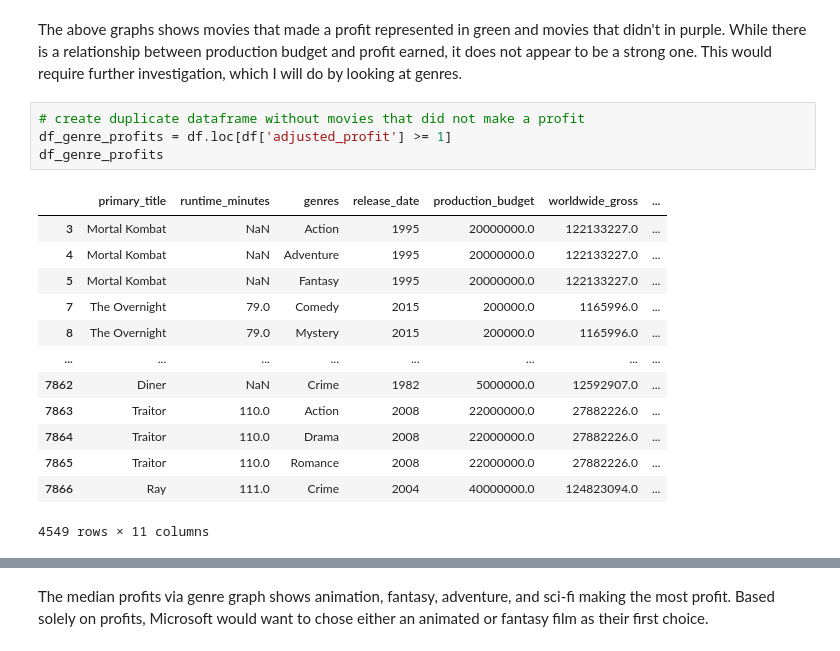
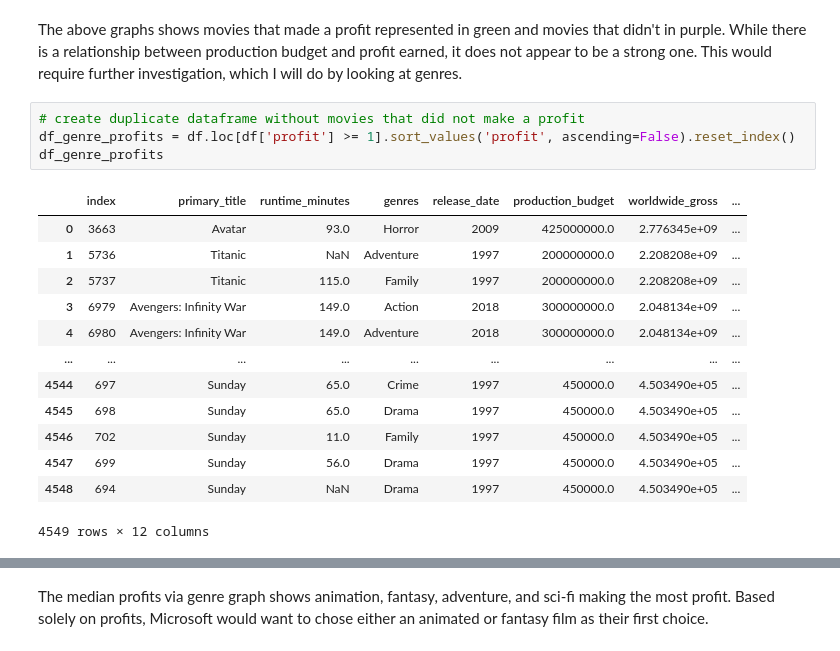
Before and after one commit to sierrajul/Microsoft-Movie-Analysis, a Jupyter notebook: dsc-phase1-project-template.ipynb, the cells around one changed output, grey strips where cells are left out. Drawn from its saved outputs; the diff is of its cells as text.

```diff
--- a/dsc-phase1-project-template.ipynb
+++ b/dsc-phase1-project-template.ipynb
@@ -457,19 +457,19 @@ fig.set_size_inches(20,10)
 The above graphs shows movies that made a profit represented in green and movies that didn't in purple. While there is a relationship between production budget and profit earned, it does not appear to be a strong one. This would require further investigation, which I will do by looking at genres.
 # %%
 # create duplicate dataframe without movies that did not make a profit
-df_genre_profits = df.loc[df['adjusted_profit'] >= 1]
+df_genre_profits = df.loc[df['profit'] >= 1].sort_values('profit', ascending=False).reset_index()
 df_genre_profits
 # %% [output]
-|  | primary_title | runtime_minutes | genres | release_date | production_budget | worldwide_gross | ... |
-| 3 | Mortal Kombat | NaN | Action | 1995 | 20000000.0 | 122133227.0 | ... |
-| 4 | Mortal Kombat | NaN | Adventure | 1995 | 20000000.0 | 122133227.0 | ... |
-| 5 | Mortal Kombat | NaN | Fantasy | 1995 | 20000000.0 | 122133227.0 | ... |
-| 7 | The Overnight | 79.0 | Comedy | 2015 | 200000.0 | 1165996.0 | ... |
-| 8 | The Overnight | 79.0 | Mystery | 2015 | 200000.0 | 1165996.0 | ... |
-| ... | ... | ... | ... | ... | ... | ... | ... |
-| 7862 | Diner | NaN | Crime | 1982 | 5000000.0 | 12592907.0 | ... |
-| 7863 | Traitor | 110.0 | Action | 2008 | 22000000.0 | 27882226.0 | ... |
-| 7864 | Traitor | 110.0 | Drama | 2008 | 22000000.0 | 27882226.0 | ... |
-| 7865 | Traitor | 110.0 | Romance | 2008 | 22000000.0 | 27882226.0 | ... |
-| 7866 | Ray | 111.0 | Crime | 2004 | 40000000.0 | 124823094.0 | ... |
+|  | index | primary_title | runtime_minutes | genres | release_date | production_budget | worldwide_gross | ... |
+| 0 | 3663 | Avatar | 93.0 | Horror | 2009 | 425000000.0 | 2.776345e+09 | ... |
+| 1 | 5736 | Titanic | NaN | Adventure | 1997 | 200000000.0 | 2.208208e+09 | ... |
+| 2 | 5737 | Titanic | 115.0 | Family | 1997 | 200000000.0 | 2.208208e+09 | ... |
+| 3 | 6979 | Avengers: Infinity War | 149.0 | Action | 2018 | 300000000.0 | 2.048134e+09 | ... |
+| 4 | 6980 | Avengers: Infinity War | 149.0 | Adventure | 2018 | 300000000.0 | 2.048134e+09 | ... |
+| ... | ... | ... | ... | ... | ... | ... | ... | ... |
+| 4544 | 697 | Sunday | 65.0 | Crime | 1997 | 450000.0 | 4.503490e+05 | ... |
+| 4545 | 698 | Sunday | 65.0 | Drama | 1997 | 450000.0 | 4.503490e+05 | ... |
+| 4546 | 702 | Sunday | 11.0 | Family | 1997 | 450000.0 | 4.503490e+05 | ... |
+| 4547 | 699 | Sunday | 56.0 | Drama | 1997 | 450000.0 | 4.503490e+05 | ... |
+| 4548 | 694 | Sunday | NaN | Drama | 1997 | 450000.0 | 4.503490e+05 | ... |
-4549 rows × 11 columns
+4549 rows × 12 columns
```
Also changed, not shown: parts of 3 cells of this notebook, 2 other files.
